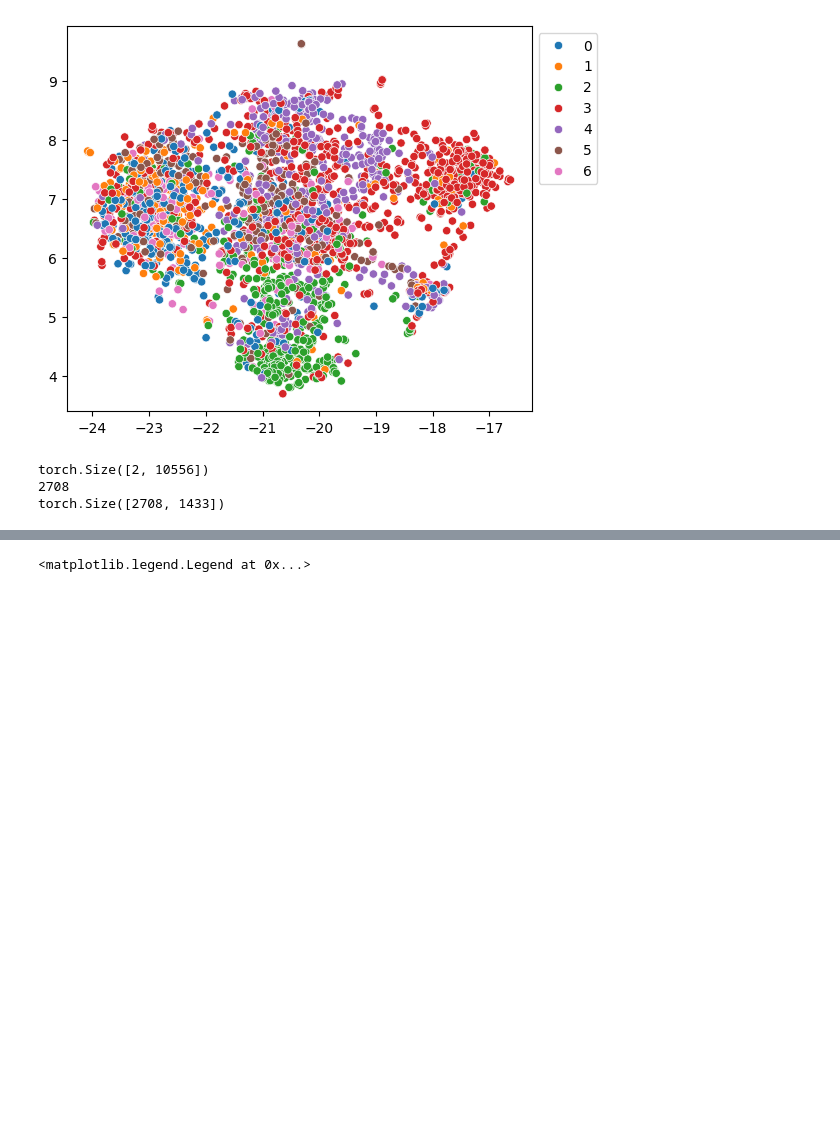
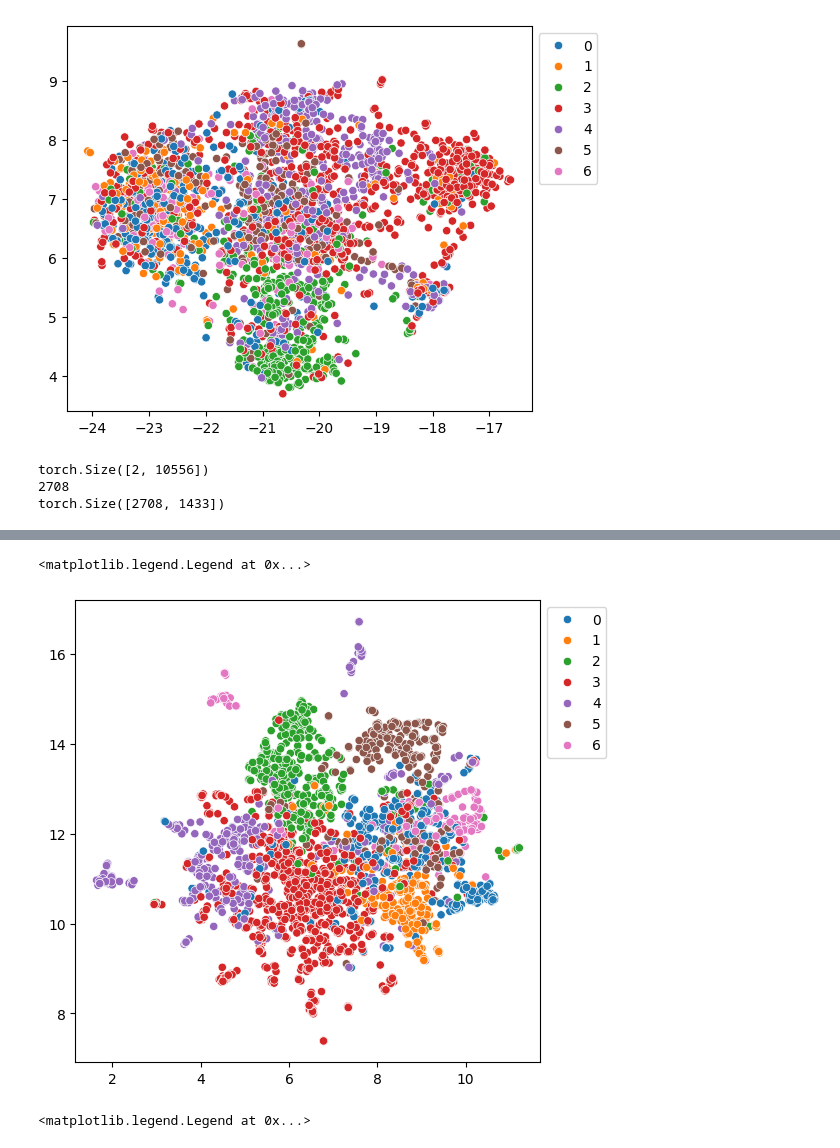
Before and after one commit to sggithi/Classic, a Jupyter notebook: GNN/DGI/DGI.ipynb, the cells around one changed output, grey strips where cells are left out. Saved outputs shown, nothing was run; the diff lists cells and outputs as text; code cells hidden in the pictures; blank space fills up the shorter version.

```diff
--- a/GNN/DGI/DGI.ipynb
+++ b/GNN/DGI/DGI.ipynb
@@ -225,3 +336,17 @@ Epoch  40 | Train Loss: 0.693
+# %%
+out_numpy = model.get_H().detach().cpu().numpy()
+palette = {}
+
+for n, y in enumerate(set(data.y.cpu().numpy())):
+    palette[y] = f'C{n}'
+# UMAP visualization
+embd = umap.UMAP().fit_transform(out_numpy)
+plt.figure(figsize=(6, 6))
+sns.scatterplot(x=embd.T[0], y=embd.T[1], hue=data.y.cpu().numpy(), palette=palette)
+plt.legend(bbox_to_anchor=(1,1), loc='upper left')
+# %% [output]
+<matplotlib.legend.Legend at 0x...>
+[figure, added]
 # %%
 out_numpy = model.get_H().detach().cpu().numpy()
 palette = {}
```
Also changed, not shown: parts of 4 cells of this notebook.
